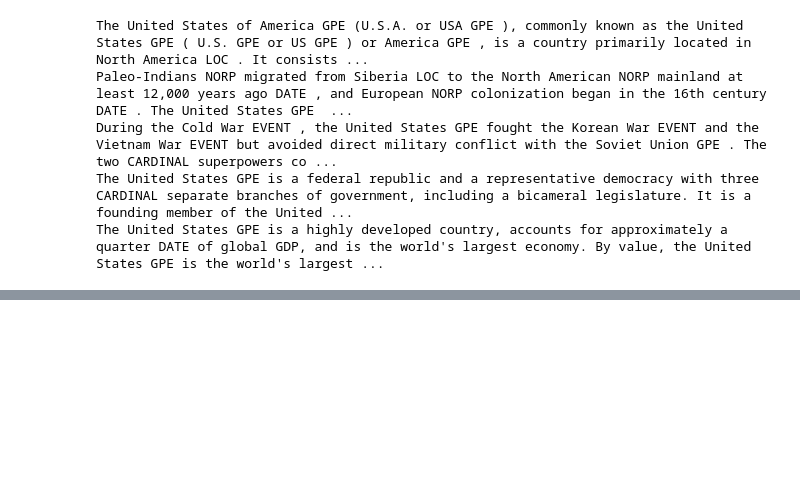
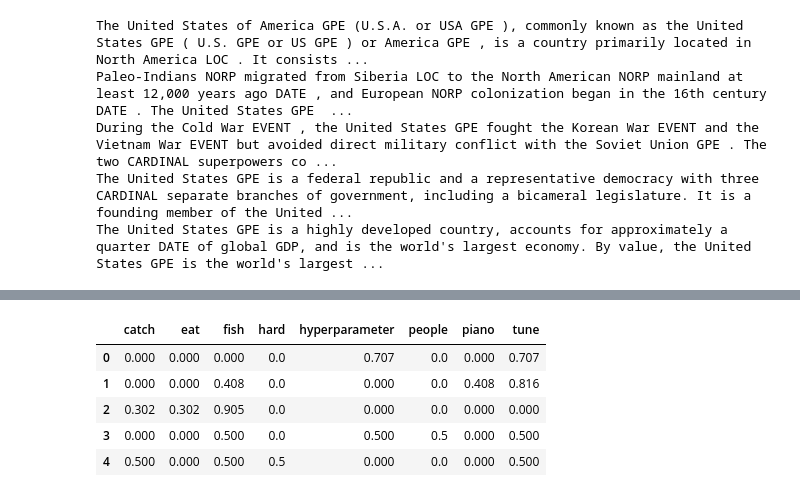
Before and after one commit to srisabarish0112/NLP-functions-Practice, a Jupyter notebook: nlp_practice.ipynb, the cells around one changed output, grey strips where cells are left out. Cells and saved outputs as stored; diff of their text form; code cells hidden in the pictures; blank space fills up the shorter version.

```diff
--- a/nlp_practice.ipynb
+++ b/nlp_practice.ipynb
@@ -194,0 +260,12 @@ The United States GPE is a highly developed country, accounts for approximately
+# %%
+vectorizer = TfidfVectorizer(stop_words='english', use_idf=False, norm='l2')
+X = vectorizer.fit_transform(corpus)
+df = pd.DataFrame(np.round(X.toarray(),3), columns=vectorizer.get_feature_names_out())
+df
+# %% [output]
+|  | catch | eat | fish | hard | hyperparameter | people | piano | tune |
+| 0 | 0.000 | 0.000 | 0.000 | 0.0 | 0.707 | 0.0 | 0.000 | 0.707 |
+| 1 | 0.000 | 0.000 | 0.408 | 0.0 | 0.000 | 0.0 | 0.408 | 0.816 |
+| 2 | 0.302 | 0.302 | 0.905 | 0.0 | 0.000 | 0.0 | 0.000 | 0.000 |
+| 3 | 0.000 | 0.000 | 0.500 | 0.0 | 0.500 | 0.5 | 0.000 | 0.500 |
+| 4 | 0.500 | 0.000 | 0.500 | 0.5 | 0.000 | 0.0 | 0.000 | 0.500 |
```
Also changed, not shown: parts of 11 cells of this notebook.
